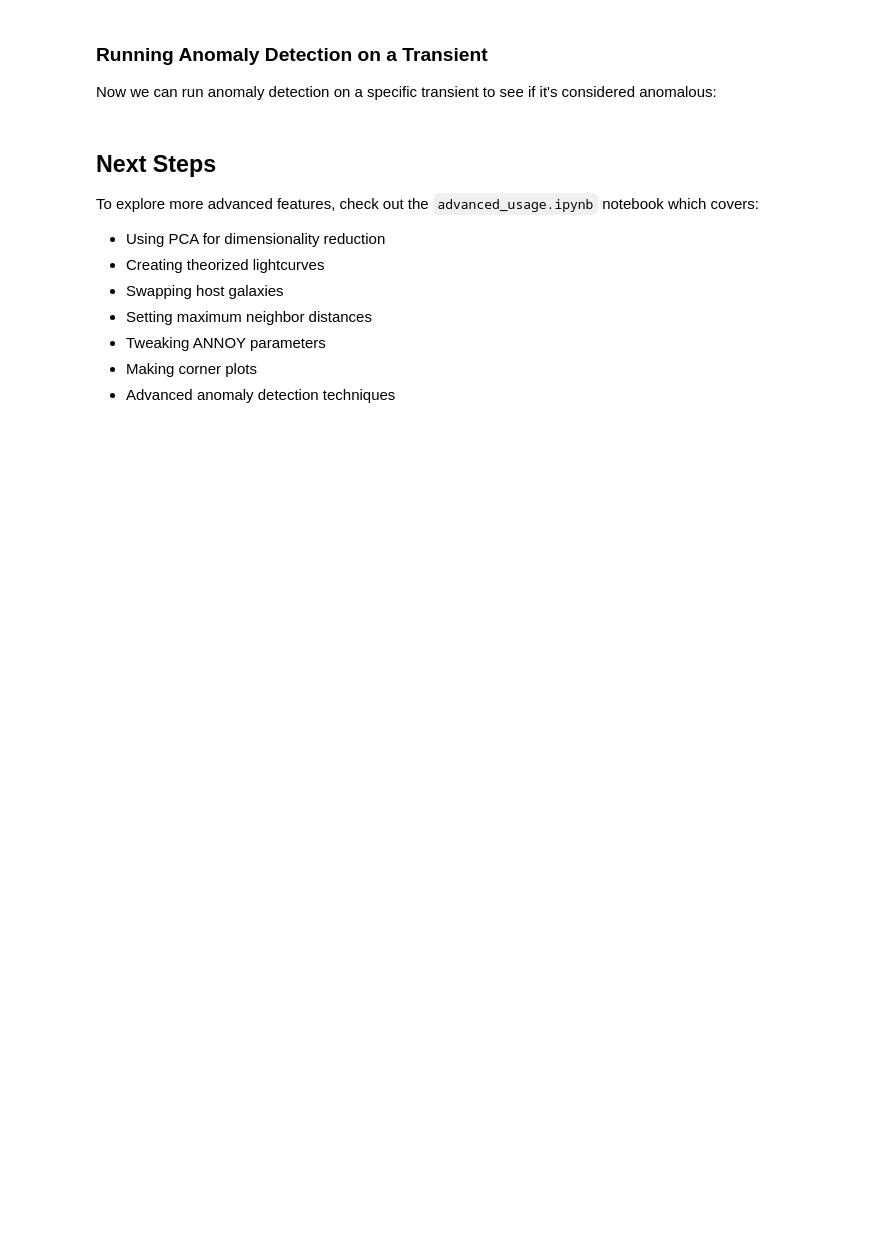
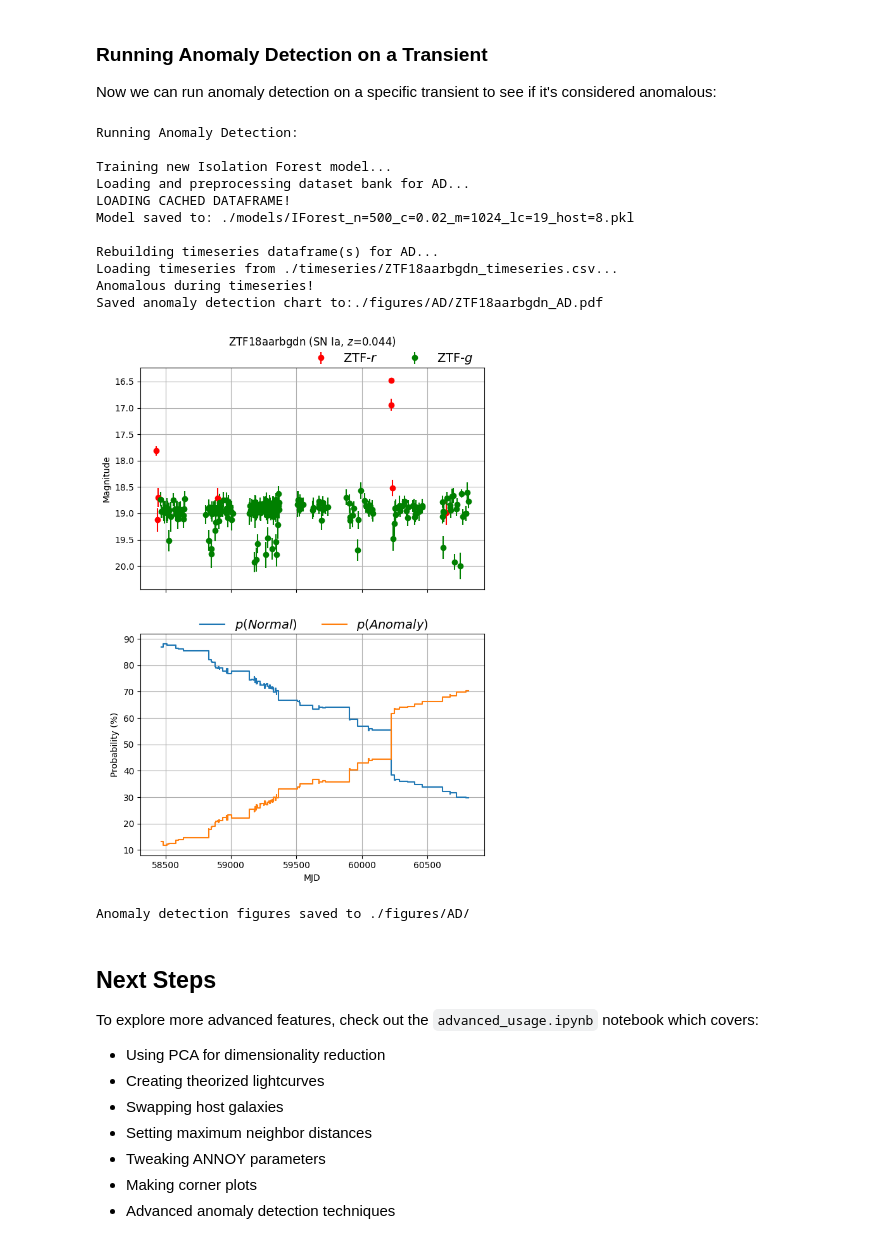
Before and after one commit to alexandergagliano/relaiss_search, a Jupyter notebook: notebooks/01_basic_usage.ipynb, the cells around one changed output. Cells and saved outputs as stored; diff of their text form; code cells hidden in the pictures; blank space fills up the shorter version.

```diff
--- a/notebooks/01_basic_usage.ipynb
+++ b/notebooks/01_basic_usage.ipynb
@@ -134,18 +201,24 @@ First, let's train an anomaly detection model on our dataset bank:
 # %%
 from relaiss.anomaly import train_AD_model
 
+client.load_reference(
+    path_to_sfd_folder='./sfddata-master',  # Directory for SFD dust maps
+    use_pca=False,
+    weight_lc=50000.0,
+    host_features= ["gKronMagCorrected", "gKronRad", "gExtNSigma",  "rKronMagCorrected",  "rKronRad",  "iKronMagCorrected", "zKronMagCorrected", "zKronRad"],
+)
+
 # Train the anomaly detection model
 model_path = train_AD_model(
+    client=client,
     lc_features=client.lc_features,
     host_features=client.host_features,
     path_to_dataset_bank=client.bank_csv,
     path_to_sfd_folder='./sfddata-master',
     path_to_models_directory="./models",
     n_estimators=100,  # Using a smaller value for faster execution
-    contamination=0.02,  # Expected proportion of anomalies
-    max_samples=256,  # Maximum samples used for each tree
-    force_retrain=False,  # Only retrain if model doesn't exist
+    contamination=0.05,  # Expected proportion of anomalies
+    max_samples=512,  # Maximum samples used for each tree
+    force_retrain=True,  # Only retrain if model doesn't exist
     preprocessed_df=client.get_preprocessed_dataframe()  # Use the preprocessed dataframe
 )
-
-print(f"Model saved to: {model_path}")
@@ -156,25 +240,41 @@ Now we can run anomaly detection on a specific transient to see if it's consider
 # %%
 from relaiss.anomaly import anomaly_detection
 
 # Run anomaly detection on a transient
-anomaly_detection(
-    transient_ztf_id="ZTF21aaublej",  # Use the same transient for this example
+(mjd_scores, anom_scores, norm_scores) = anomaly_detection(
+    client=client,
+    transient_ztf_id="ZTF18aarbgdn",  # Use the same transient for this example
     lc_features=client.lc_features,
     host_features=client.host_features,
     path_to_timeseries_folder="./timeseries",
     path_to_sfd_folder='./sfddata-master',
     path_to_dataset_bank=client.bank_csv,
+    preprocessed_df=client.get_preprocessed_dataframe(),
     path_to_models_directory="./models",
     path_to_figure_directory="./figures",
     save_figures=True,
-    n_estimators=100,
+    n_estimators=500,
     contamination=0.02,
-    max_samples=256,
-    force_retrain=False,
-    preprocessed_df=client.get_preprocessed_dataframe()  # Use the preprocessed dataframe
+    max_samples=1024,
+    force_retrain=True,
+    return_scores = True
 )
 
 print("Anomaly detection figures saved to ./figures/AD/")
+# %% [output]
+Running Anomaly Detection:
+
+Training new Isolation Forest model...
+Loading and preprocessing dataset bank for AD...
+LOADING CACHED DATAFRAME!
+Model saved to: ./models/IForest_n=500_c=0.02_m=1024_lc=19_host=8.pkl
+
+Rebuilding timeseries dataframe(s) for AD...
+Loading timeseries from ./timeseries/ZTF18aarbgdn_timeseries.csv...
+Anomalous during timeseries!
+Saved anomaly detection chart to:./figures/AD/ZTF18aarbgdn_AD.pdf
+[figure, added]
+Anomaly detection figures saved to ./figures/AD/
 # %% [markdown]
 ## Next Steps
 
```
Also changed, not shown: parts of 6 cells of this notebook, 1 other file.
